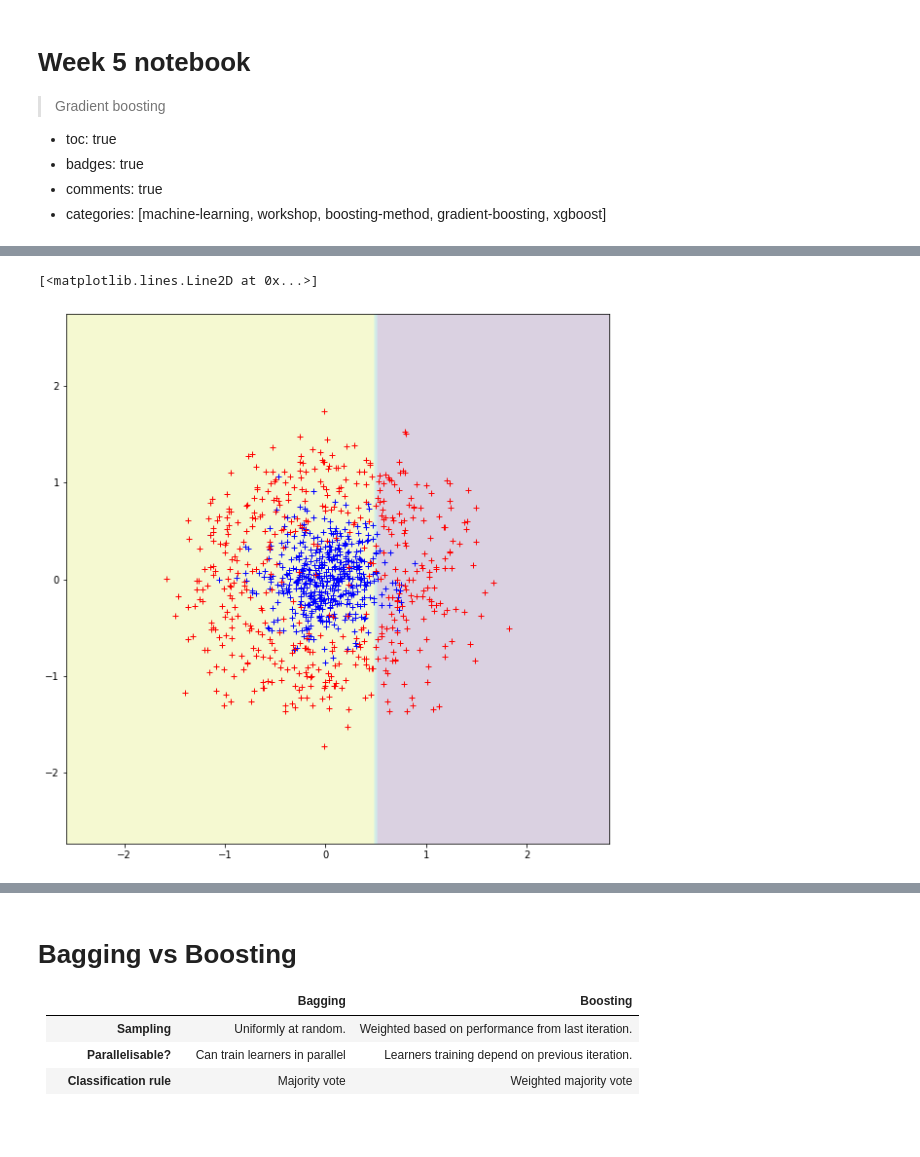
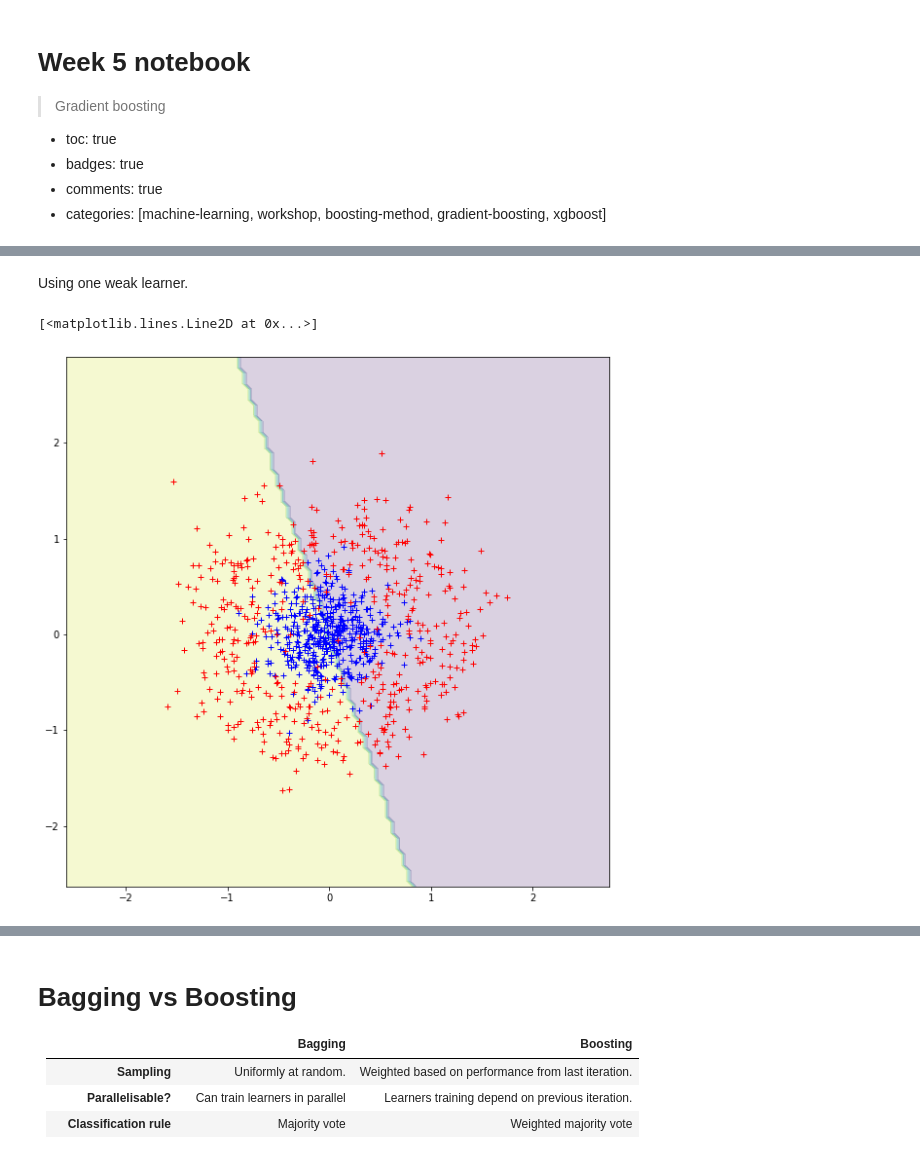
Before and after one commit to edmundlth/MBUSA-ML-2022, a Jupyter notebook: _notebooks/2022-08-31-week5-notebook.ipynb, the cells around one changed output, grey strips where cells are left out. Saved outputs shown, nothing was run; the diff lists cells and outputs as text; code cells hidden in the pictures; blank space fills up the shorter version.

```diff
--- a/_notebooks/2022-08-31-week5-notebook.ipynb
+++ b/_notebooks/2022-08-31-week5-notebook.ipynb
@@ -77,11 +83,14 @@ plt.plot(X[y == -1][:, 0], X[y == -1][:, 1], 'r+')
+# %% [markdown]
+Using one weak learner.
 # %%
 # clf = SVC(kernel="linear")
-clf = DecisionTreeClassifier(max_depth=1)
+# clf = DecisionTreeClassifier(max_depth=1)
+clf = LogisticRegression(C=1e5)
 clf.fit(X, y)
 fig, ax = plt.subplots(1, 1, figsize=(10, 10))
 DecisionBoundaryDisplay.from_estimator(clf, X, alpha=0.2, response_method="predict", ax=ax)
 ax.plot(X[y == 1][:, 0], X[y == 1][:, 1], 'b+')
 ax.plot(X[y == -1][:, 0], X[y == -1][:, 1], 'r+')
 # %% [output]
 [<matplotlib.lines.Line2D at 0x...>]
-[figure, old version]
+[figure, new version]
```
Also changed, not shown: parts of 13 cells of this notebook.
